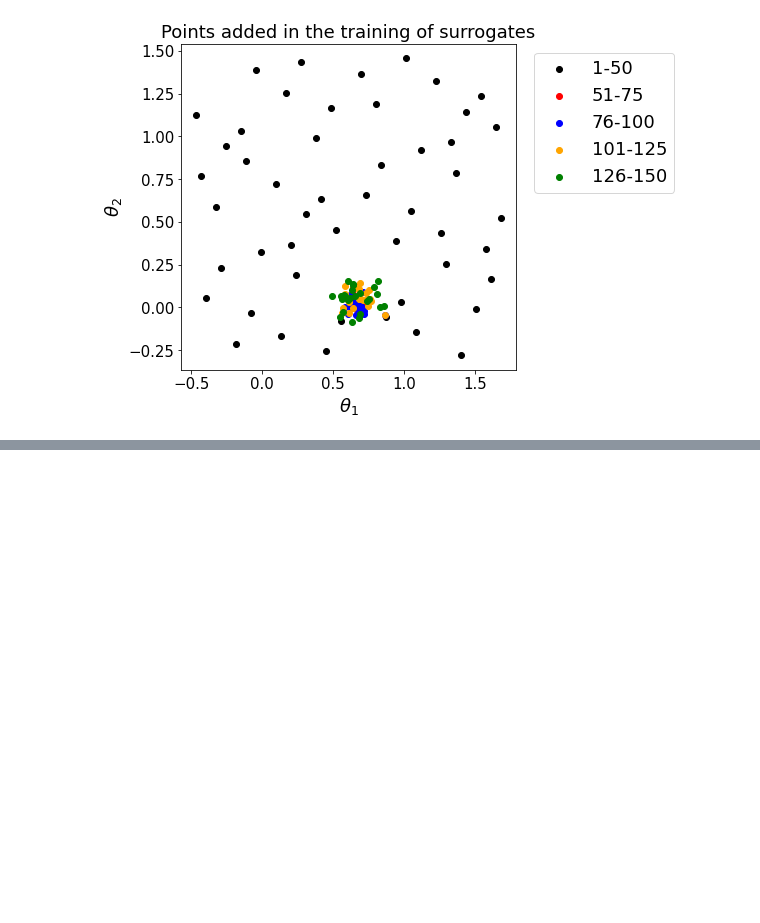
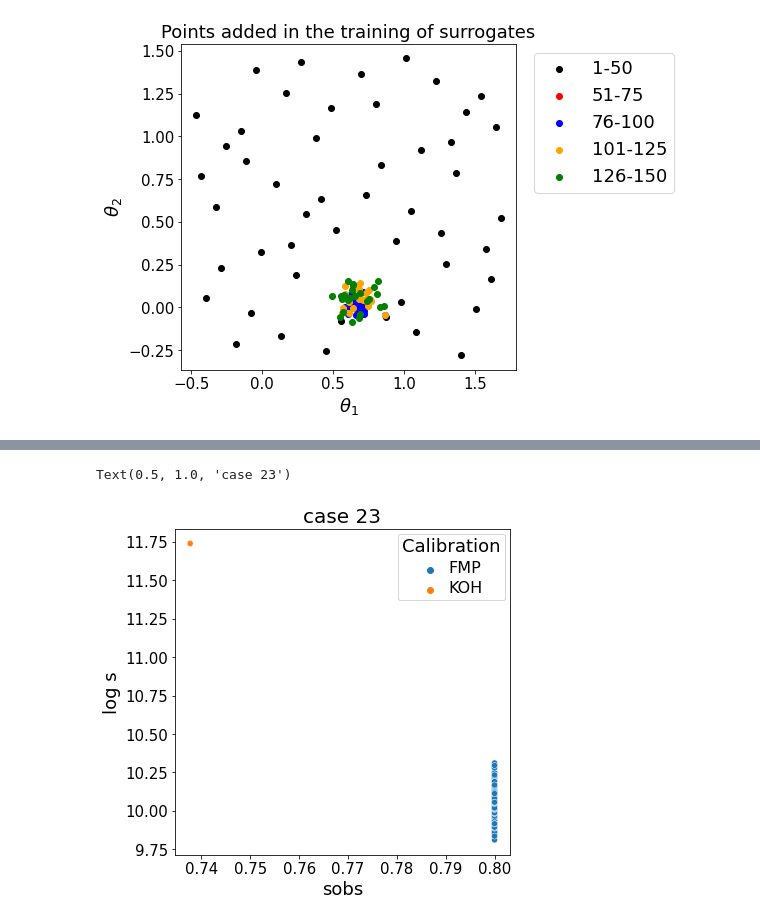
Before and after one commit to nleoni95/code2, a Jupyter notebook: Article1/Replica_Ravik_dotkernel/DensityPlots.ipynb, the cells around one changed output, grey strips where cells are left out. Cells and saved outputs as stored; diff of their text form; code cells hidden in the pictures; blank space fills up the shorter version.

```diff
--- a/Article1/Replica_Ravik_dotkernel/DensityPlots.ipynb
+++ b/Article1/Replica_Ravik_dotkernel/DensityPlots.ipynb
@@ -287,0 +386,56 @@ axs[0,0].legend(ncol=5,bbox_to_anchor=(0.8, 0.03),
+# %%
+#postérieures hyperparamètres.
+########################### on passe aux densités calibration multiples
+colorfz='cyan'
+colorf='tab:blue'
+colorfzkoh='gold'
+colorfkoh='tab:orange'
+colorfzfb='springgreen'
+colorffb='tab:green'
+colorpri='tab:red'
+lw2=2
+lw1=2
+
+
+# vector<int> cases = {3, 4, 5, 6, 8, 14, 15, 16, 18, 20, 21, 22, 23}; // total
+kase = [3, 4, 5, 6, 8, 14, 15, 16, 18, 20, 21, 22, 23]
+
+
+casenr= 12 #de 0 à 12. numéro du case.
+
+
+case=kase[casenr]
+nrsobs=3+casenr*3
+nrs=nrsobs+1
+nrl=nrsobs+2
+###load dfs
+sampfmp=pd.DataFrame(data=np.loadtxt(foldnamefmp+'sample.gnu')[:,[nrsobs,nrs,nrl]],columns=['sobs','s','l'])
+#sampfb=pd.DataFrame(data=np.loadtxt(foldnamefb+'sample.gnu')[:,:3],columns=[r'$\theta_1$',r'$\theta_2$',r'$\theta_3$'])
+sampkoh=pd.DataFrame(data=np.loadtxt(foldnamekoh+'sample.gnu')[:,[nrsobs,nrs,nrl]],columns=['sobs','s','l'])
+sampkoh['log s']=np.log(sampkoh['s'])
+sampfmp['log s']=np.log(sampfmp['s'])
+#quels hpars afficher ?
+h1='sobs'
+h2='log s'
+sampfmp['Calibration']='FMP'
+#sampfb['Calibration']='Full Bayes'
+sampkoh['Calibration']='KOH'
+df=pd.concat([sampfmp,sampkoh],ignore_index=True)
+#df=pd.concat([sampfb,sampfmp,sampkoh,samppri],ignore_index=True)
+# convertir les colonnes des paramètres dans l'espace réel. valeur ominales : 40, 18.9e-6, 0.75.
+mpl.rcParams["axes.labelsize"]=18
+mpl.rcParams['figure.figsize'] = 6,6
+ax=sns.scatterplot(x=h1,y=h2,data=df,hue='Calibration',palette={
+                    'FMP':colorf,
+                    'KOH':colorfkoh,
+                    'Full Bayes':colorffb,
+                    'Prior':colorpri
+                })
+#ax.set_yscale("log")
+plt.setp(ax.get_legend().get_texts(), fontsize='16') # for legend text
+plt.setp(ax.get_legend().get_title(), fontsize='18') # for legend title
+plt.tick_params(axis='both', labelsize=15)
+plt.title('case '+str(case),fontsize=20)
+# %% [output]
+Text(0.5, 1.0, 'case 23')
+[figure, added]
```
Also changed, not shown: parts of 5 cells of this notebook, 19 other files.
